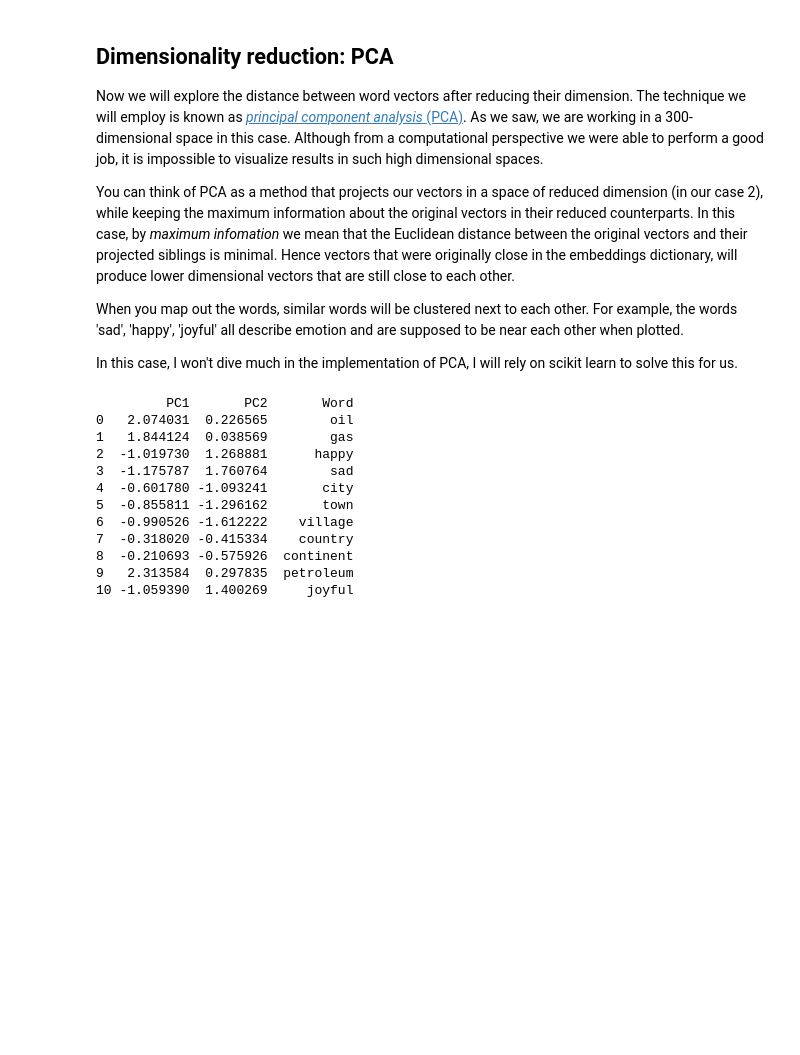
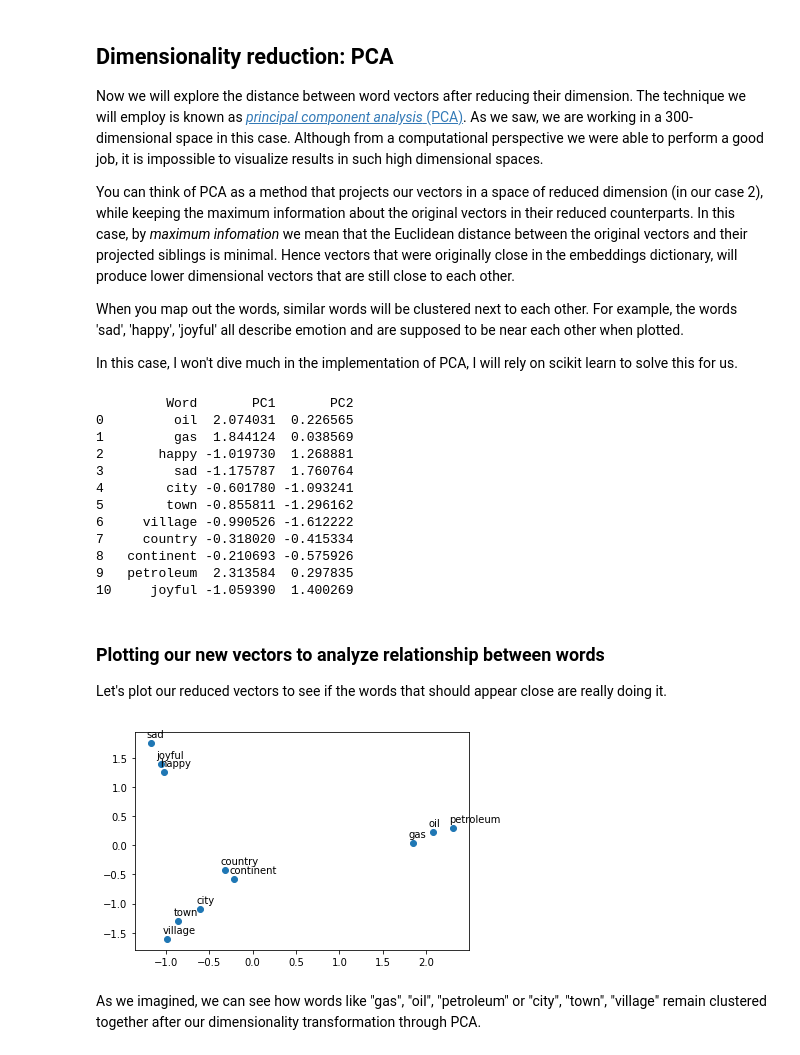
Before and after one commit to lucasalvarezlacasa/CapitalsWithWordEmbeddings, a Jupyter notebook: CapitalsWithWordEmbeddings.ipynb, the cells around one changed output. Saved outputs shown, nothing was run; the diff lists cells and outputs as text; code cells hidden in the pictures; blank space fills up the shorter version.

Commit message:
Plotting final results

```diff
--- a/CapitalsWithWordEmbeddings.ipynb
+++ b/CapitalsWithWordEmbeddings.ipynb
@@ -283,6 +283,7 @@ def get_matrix(word_embeddings,words):
     return matrix
 # %%
 from sklearn.decomposition import PCA
+from sklearn.preprocessing import StandardScaler
 
 # Let's take out some words from our word embedding
 words = ['oil', 'gas', 'happy', 'sad', 'city', 'town',
@@ -290,6 +291,8 @@ words = ['oil', 'gas', 'happy', 'sad', 'city', 'town',
 matrix = get_matrix(word_embeddings, words)
 
 # Implement PCA
+#matrix = StandardScaler().fit_transform(matrix)
+
 pca = PCA(n_components=2)
 principalComponents = pca.fit_transform(matrix)
 principalDf = pd.DataFrame(data = principalComponents,columns=['PC1', 'PC2'])
@@ -298,17 +301,19 @@ principalDf = pd.DataFrame(data = principalComponents,columns=['PC1', 'PC2'])
 words_df = pd.DataFrame(words)
 words_df.columns = ["Word"]
 finalDf = pd.concat([principalDf, words_df], axis=1)
+# Reorder columns
+finalDf = finalDf[["Word", "PC1", "PC2"]]
 print(finalDf)
 # %% [output]
-         PC1       PC2       Word
-0   2.074031  0.226565        oil
-1   1.844124  0.038569        gas
-2  -1.019730  1.268881      happy
-3  -1.175787  1.760764        sad
-4  -0.601780 -1.093241       city
-5  -0.855811 -1.296162       town
-6  -0.990526 -1.612222    village
-7  -0.318020 -0.415334    country
-8  -0.210693 -0.575926  continent
-9   2.313584  0.297835  petroleum
-10 -1.059390  1.400269     joyful
+         Word       PC1       PC2
+0         oil  2.074031  0.226565
+1         gas  1.844124  0.038569
+2       happy -1.019730  1.268881
+3         sad -1.175787  1.760764
+4        city -0.601780 -1.093241
+5        town -0.855811 -1.296162
+6     village -0.990526 -1.612222
+7     country -0.318020 -0.415334
+8   continent -0.210693 -0.575926
+9   petroleum  2.313584  0.297835
+10     joyful -1.059390  1.400269
@@ -316,0 +320,16 @@ print(finalDf)
+# %% [markdown]
+### Plotting our new vectors to analyze relationship between words
+Let's plot our reduced vectors to see if the words that should appear close are really doing it.
+# %%
+result = finalDf.to_numpy()
+
+# Scatter our vectors (they're located in the first and second columns of the matrix)
+plt.scatter(result[:, 1], result[:, 2])
+for i, word in enumerate(result[:,0]):
+    plt.annotate(word, xy=(result[i, 1] - 0.05, result[i, 2] + 0.1))
+
+plt.show()
+# %% [output]
+[figure, added]
+# %% [markdown]
+As we imagined, we can see how words like "gas", "oil", "petroleum" or "city", "town", "village" remain clustered together after our dimensionality transformation through PCA.
```
Also changed, not shown: parts of 1 cell of this notebook.
